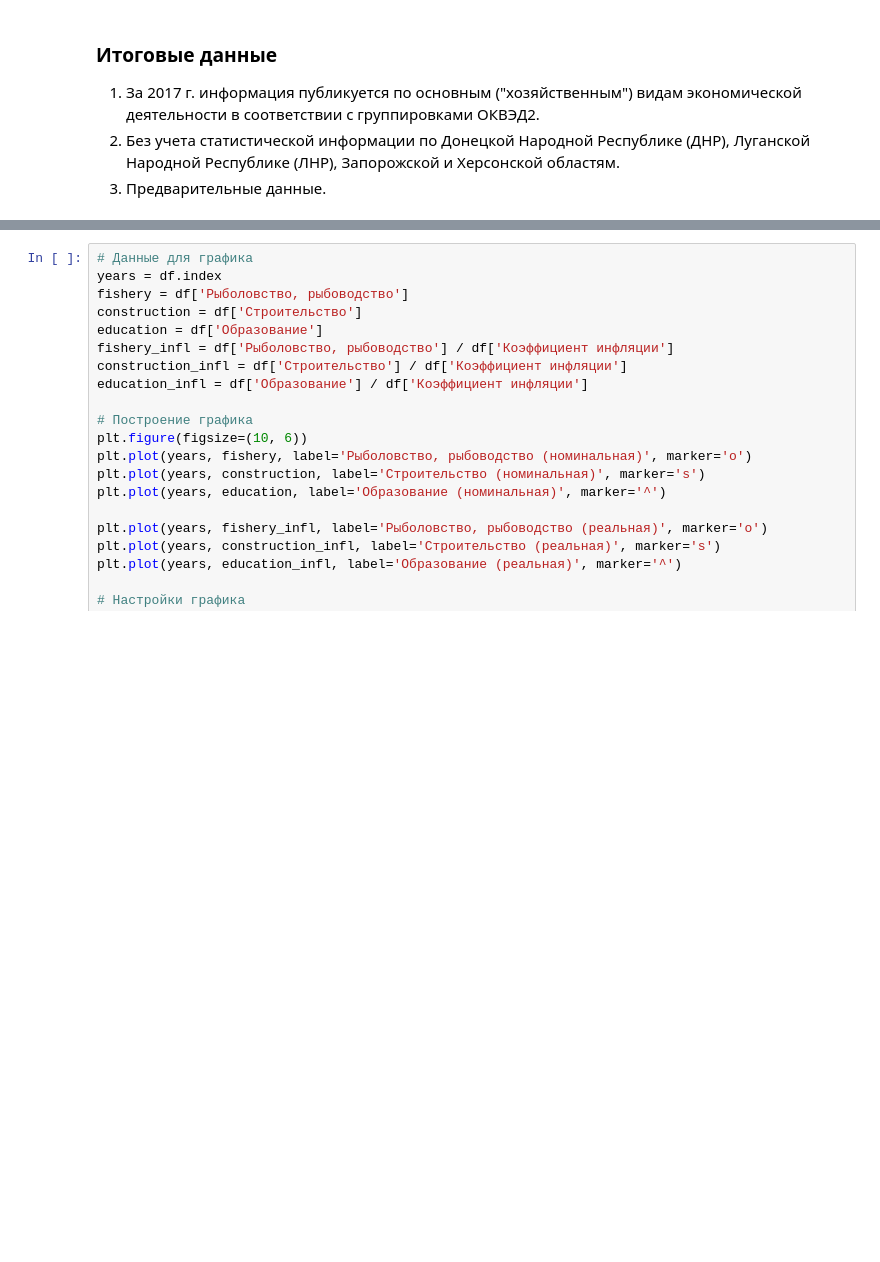
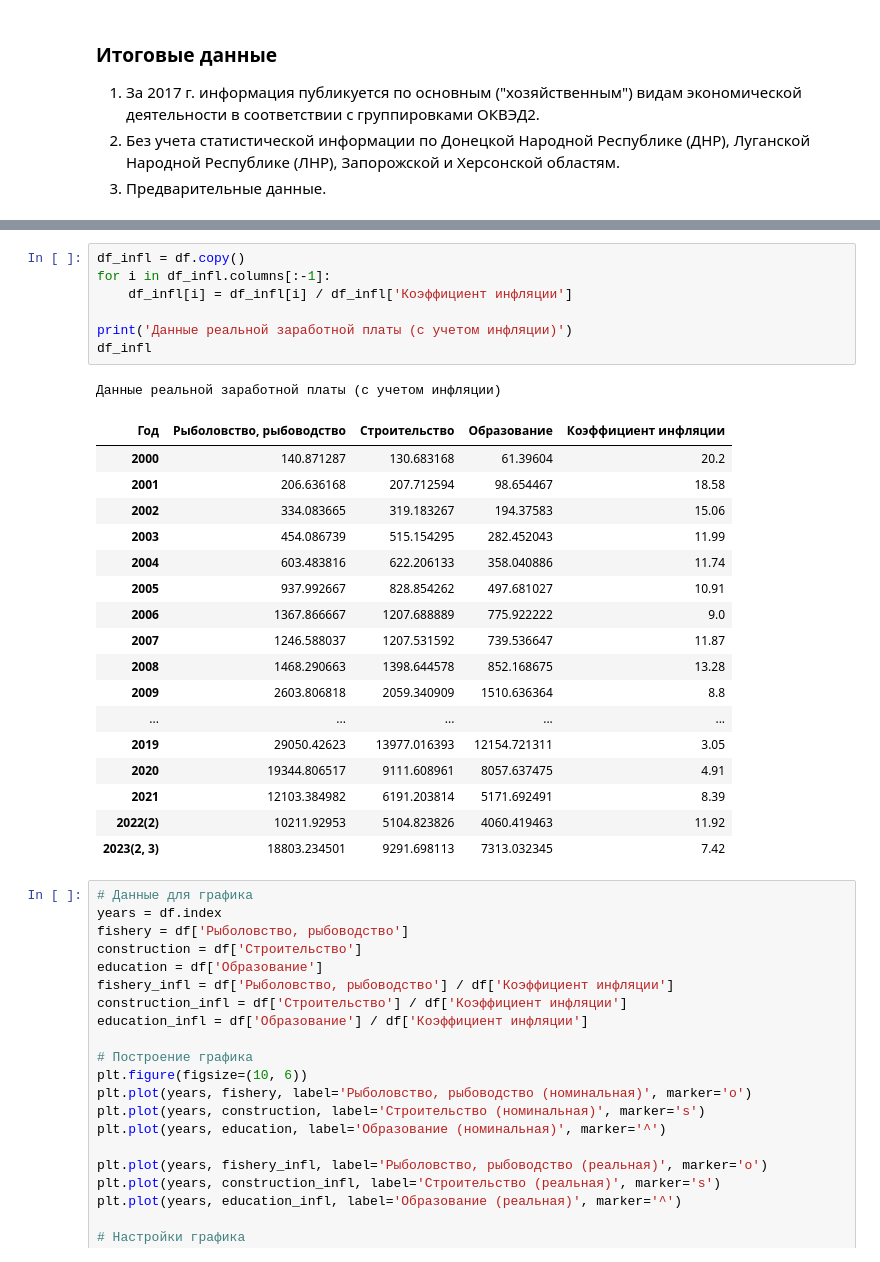
Before and after one commit to Werlor/The-final-project-is-a-start-in-Data-Science, a Jupyter notebook: analytic.ipynb, the cells around one changed output, grey strips where cells are left out. Drawn from its saved outputs; the diff is of its cells as text; blank space fills up the shorter version.

```diff
--- a/analytic.ipynb
+++ b/analytic.ipynb
@@ -98,6 +99,32 @@ df
 | 2021 | 101547.4 | 51944.2 | 43390.5 | 8.39 |
 | 2022(2) | 121726.2 | 60849.5 | 48400.2 | 11.92 |
 | 2023(2, 3) | 139520.0 | 68944.4 | 54262.7 | 7.42 |
+# %%
+df_infl = df.copy()
+for i in df_infl.columns[:-1]:
+    df_infl[i] = df_infl[i] / df_infl['Коэффициент инфляции']
+
+print('Данные реальной заработной платы (с учетом инфляции)')
+df_infl
+# %% [output]
+Данные реальной заработной платы (с учетом инфляции)
+| Год | Рыболовство, рыбоводство | Строительство | Образование | Коэффициент инфляции |
+| 2000 | 140.871287 | 130.683168 | 61.39604 | 20.2 |
+| 2001 | 206.636168 | 207.712594 | 98.654467 | 18.58 |
+| 2002 | 334.083665 | 319.183267 | 194.37583 | 15.06 |
+| 2003 | 454.086739 | 515.154295 | 282.452043 | 11.99 |
+| 2004 | 603.483816 | 622.206133 | 358.040886 | 11.74 |
+| 2005 | 937.992667 | 828.854262 | 497.681027 | 10.91 |
+| 2006 | 1367.866667 | 1207.688889 | 775.922222 | 9.0 |
+| 2007 | 1246.588037 | 1207.531592 | 739.536647 | 11.87 |
+| 2008 | 1468.290663 | 1398.644578 | 852.168675 | 13.28 |
+| 2009 | 2603.806818 | 2059.340909 | 1510.636364 | 8.8 |
+| ... | ... | ... | ... | ... |
+| 2019 | 29050.42623 | 13977.016393 | 12154.721311 | 3.05 |
+| 2020 | 19344.806517 | 9111.608961 | 8057.637475 | 4.91 |
+| 2021 | 12103.384982 | 6191.203814 | 5171.692491 | 8.39 |
+| 2022(2) | 10211.92953 | 5104.823826 | 4060.419463 | 11.92 |
+| 2023(2, 3) | 18803.234501 | 9291.698113 | 7313.032345 | 7.42 |
 # %%
 # Данные для графика
 years = df.index
```
Also changed, not shown: parts of 2 cells of this notebook.
